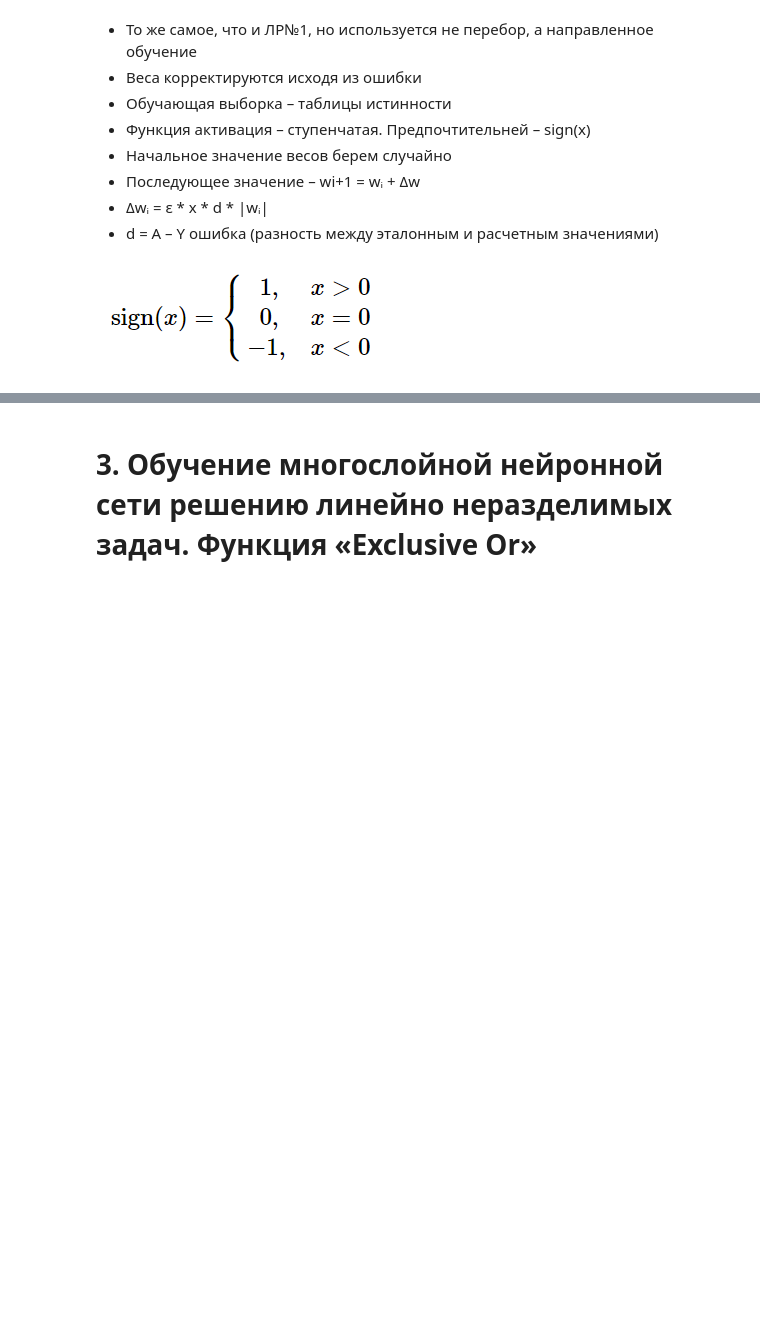
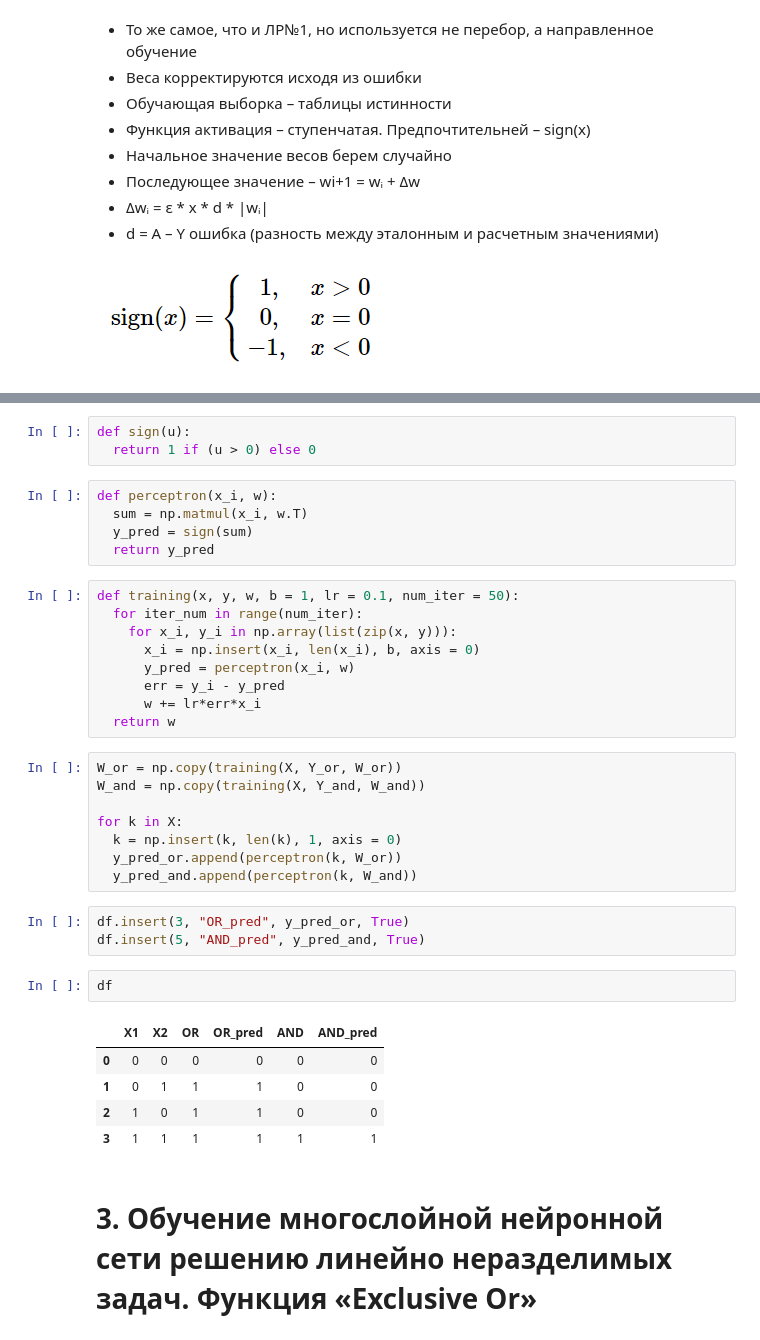
Before and after one commit to kae4ka/university-hometasks, a Jupyter notebook: INS.ipynb, the cells around one changed output, grey strips where cells are left out. Drawn from its saved outputs; the diff is of its cells as text; blank space fills up the shorter version.

```diff
--- a/INS.ipynb
+++ b/INS.ipynb
@@ -196,3 +111,39 @@ OR:
+# %%
+def sign(u):
+  return 1 if (u > 0) else 0
+# %%
+def perceptron(x_i, w):
+  sum = np.matmul(x_i, w.T)
+  y_pred = sign(sum)
+  return y_pred
+# %%
+def training(x, y, w, b = 1, lr = 0.1, num_iter = 50):
+  for iter_num in range(num_iter):
+    for x_i, y_i in np.array(list(zip(x, y))):
+      x_i = np.insert(x_i, len(x_i), b, axis = 0)
+      y_pred = perceptron(x_i, w)
+      err = y_i - y_pred
+      w += lr*err*x_i
+  return w
+# %%
+W_or = np.copy(training(X, Y_or, W_or))
+W_and = np.copy(training(X, Y_and, W_and))
+
+for k in X:
+  k = np.insert(k, len(k), 1, axis = 0)
+  y_pred_or.append(perceptron(k, W_or))
+  y_pred_and.append(perceptron(k, W_and))
+# %%
+df.insert(3, "OR_pred", y_pred_or, True)
+df.insert(5, "AND_pred", y_pred_and, True)
+# %%
+df
+# %% [output]
+|  | X1 | X2 | OR | OR_pred | AND | AND_pred |
+| 0 | 0 | 0 | 0 | 0 | 0 | 0 |
+| 1 | 0 | 1 | 1 | 1 | 0 | 0 |
+| 2 | 1 | 0 | 1 | 1 | 0 | 0 |
+| 3 | 1 | 1 | 1 | 1 | 1 | 1 |
 # %% [markdown]
 # 3.	Обучение многослойной нейронной сети решению линейно неразделимых задач. Функция «Exclusive Or»
 # %% [markdown]
```
Also changed, not shown: parts of 13 cells of this notebook.
